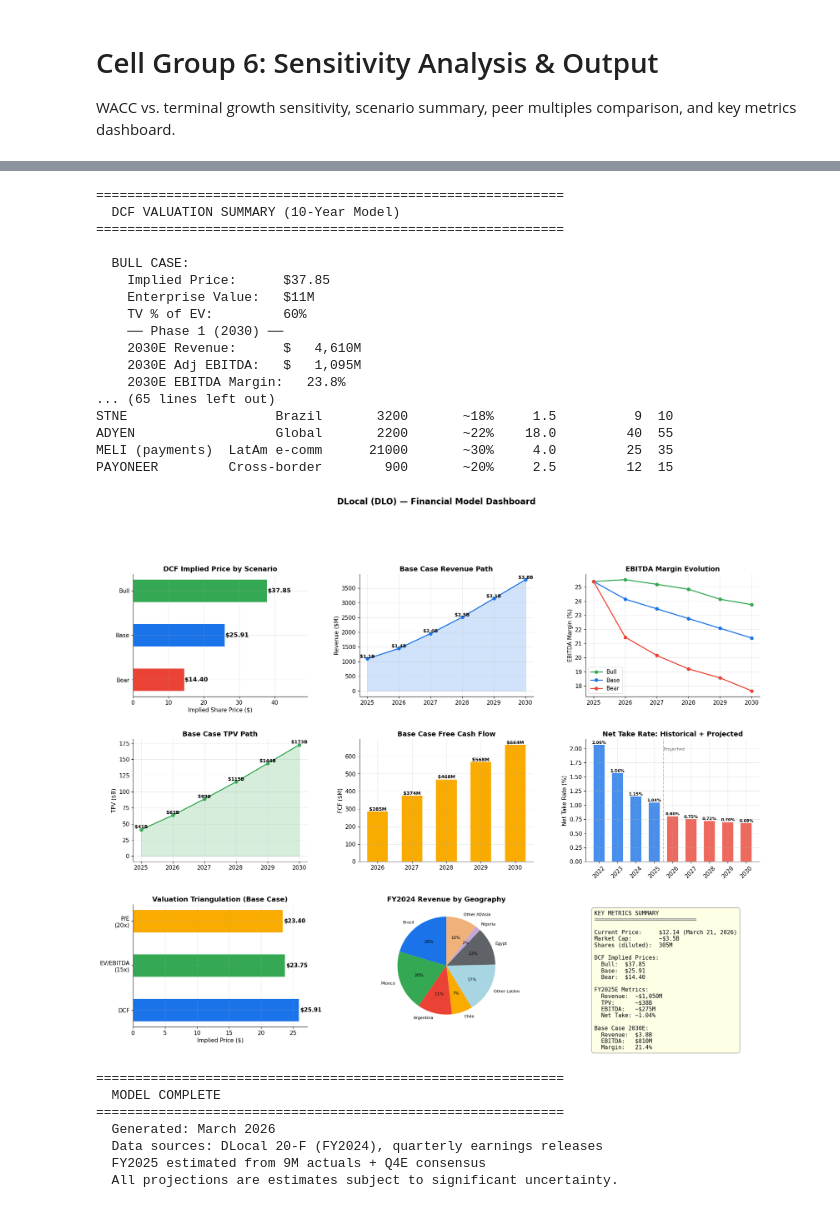
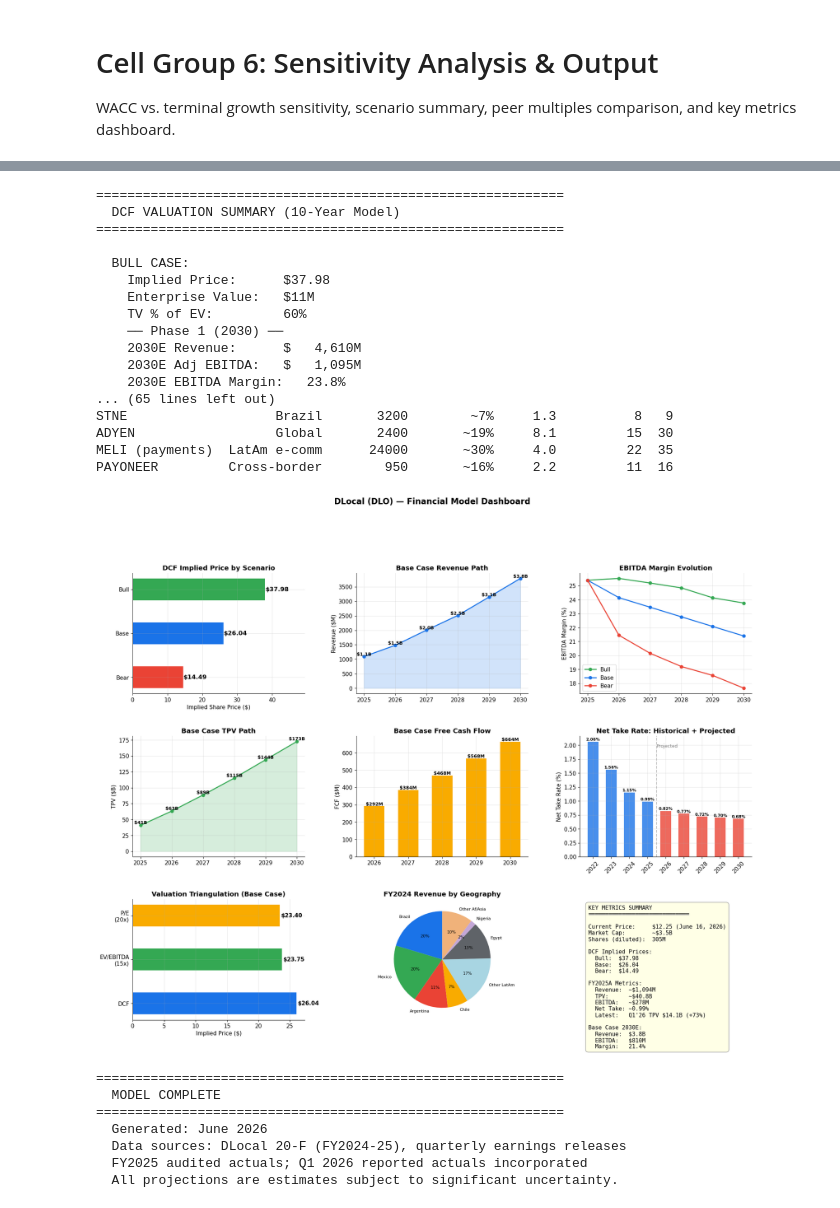
Before and after one commit to eyal-weiss/DLO-investment-analysis, a Jupyter notebook: dlo_financial_model.ipynb, the cells around one changed output, grey strips where cells are left out. Drawn from its saved outputs; the diff is of its cells as text; code cells hidden in the pictures.

```diff
--- a/dlo_financial_model.ipynb
+++ b/dlo_financial_model.ipynb
@@ -579,7 +588,7 @@ base_yr = {
     'opex_k': 176_000,
     'sbc_k': 32_000,
     'da_k': 10_000,
-    'cash_k': 424_500,  # corporate cash
+    'cash_k': 451_800,  # corporate cash (Q1'26 actual, was 424,500 FY25)
     'equity_k': 569_400,
     'shares_diluted': 305,  # M
     'capex_k': 22_000,
@@ -588,7 +597,7 @@ base_yr = {
 assumptions = {
     'Bull': {
         'tpv_growth':    [0.60, 0.45, 0.35, 0.28, 0.24],
-        'net_take_rate': [0.83, 0.80, 0.78, 0.76, 0.75],
+        'net_take_rate': [0.85, 0.82, 0.78, 0.76, 0.75],
         'rev_to_gp':     [0.37, 0.36, 0.35, 0.34, 0.33],
         'ebitda_to_gp':  [0.69, 0.70, 0.71, 0.71, 0.72],   # EBITDA as % of GP
         'sbc_pct_rev':   [0.028, 0.026, 0.024, 0.022, 0.020],
@@ -597,7 +606,7 @@ assumptions = {
     },
     'Base': {
         'tpv_growth':    [0.55, 0.40, 0.30, 0.25, 0.20],
-        'net_take_rate': [0.80, 0.75, 0.72, 0.70, 0.68],
+        'net_take_rate': [0.82, 0.77, 0.72, 0.70, 0.68],
         'rev_to_gp':     [0.35, 0.34, 0.33, 0.32, 0.31],
         'ebitda_to_gp':  [0.69, 0.69, 0.69, 0.69, 0.69],   # flat per user guidance
         'sbc_pct_rev':   [0.030, 0.028, 0.026, 0.025, 0.024],
@@ -1206,7 +1215,7 @@ Discounted Cash Flow valuation using unlevered free cash flow, CAPM-derived cost
 
 def run_dcf(proj_df, fade_df, scenario_name='Base',
             risk_free=0.043, beta=1.30, erp=0.055, terminal_growth=0.035,
-            net_cash_k=424_500, shares_m=305):
+            net_cash_k=451_800, shares_m=305):
     """
     10-Year DCF valuation using:
     - Phase 1 (2026-2030): detailed bottom-up projections
@@ -1327,7 +1336,7 @@ WACC vs. terminal growth sensitivity, scenario summary, peer multiples compariso
 # CELL GROUP 6: SENSITIVITY ANALYSIS (10-YEAR MODEL)
 # ============================================================
 
-def dcf_price(wacc, tg, fcfs, net_cash_k=424_500, shares_m=305):
+def dcf_price(wacc, tg, fcfs, net_cash_k=451_800, shares_m=305):
     """Quick DCF price calculation for sensitivity table."""
     n_years = len(fcfs)
     pv_fcfs = sum(fcf / (1 + wacc) ** (i + 1) for i, fcf in enumerate(fcfs))
@@ -1488,11 +1497,11 @@ print('=' * 60)
 peers = pd.DataFrame({
     'Company': ['DLO', 'PAGS', 'STNE', 'ADYEN', 'MELI (payments)', 'PAYONEER'],
     'Focus': ['EM payments', 'Brazil', 'Brazil', 'Global', 'LatAm e-comm', 'Cross-border'],
-    'LTM_Rev_M': [1094, 4500, 3200, 2200, 21000, 900],
-    'Rev_Growth': ['~45%', '~15%', '~18%', '~22%', '~30%', '~20%'],
-    'EV_Rev': [3.5, 1.0, 1.5, 18.0, 4.0, 2.5],
-    'EV_EBITDA': [15, 8, 9, 40, 25, 12],
-    'PE': [22, 9, 10, 55, 35, 15],
+    'LTM_Rev_M': [1213, 4500, 3200, 2400, 24000, 950],   # DLO LTM = Q2'25-Q1'26
+    'Rev_Growth': ['~56%', '~12%', '~7%', '~19%', '~30%', '~16%'],
+    'EV_Rev': [2.7, 1.0, 1.3, 8.1, 4.0, 2.2],
+    'EV_EBITDA': [11, 8, 8, 15, 22, 11],
+    'PE': [19, 9, 9, 30, 35, 16],
 }).set_index('Company')
 
 print(peers.to_string())
@@ -1502,7 +1511,7 @@ print(peers.to_string())
 ============================================================
 
   BULL CASE:
-    Implied Price:      $37.85
+    Implied Price:      $37.98
     Enterprise Value:   $11M
     TV % of EV:         60%
     ── Phase 1 (2030) ──
@@ -1510,10 +1519,10 @@ print(peers.to_string())
     2030E Adj EBITDA:   $   1,095M
     2030E EBITDA Margin:   23.8%
 ... (65 lines left out)
-STNE                   Brazil       3200       ~18%     1.5          9  10
-ADYEN                  Global       2200       ~22%    18.0         40  55
-MELI (payments)  LatAm e-comm      21000       ~30%     4.0         25  35
-PAYONEER         Cross-border        900       ~20%     2.5         12  15
+STNE                   Brazil       3200        ~7%     1.3          8   9
+ADYEN                  Global       2400       ~19%     8.1         15  30
+MELI (payments)  LatAm e-comm      24000       ~30%     4.0         22  35
+PAYONEER         Cross-border        950       ~16%     2.2         11  16
 # %%
 # ── 3) Key Metrics Dashboard & Final Output ──────────────────
 
@@ -1583,7 +1592,7 @@ ax.set_title('Base Case Free Cash Flow', fontweight='bold')
 
 # 6) Net take rate trend (historical + projected)
 ax = fig.add_subplot(gs[1, 2])
-hist_rates = [2.06, 1.56, 1.15, 1.04]  # 2022-2025
+hist_rates = [2.06, 1.56, 1.15, 0.99]  # GP/TPV 2022-2025 (FY25 actual)
 proj_rates = [assumptions['Base']['net_take_rate'][i] for i in range(5)]
 all_rates = hist_rates + proj_rates
 all_rate_years = [2022, 2023, 2024, 2025] + proj_years
@@ -1625,47 +1634,48 @@ ax.set_title('FY2024 Revenue by Geography', fontweight='bold')
 # 9) Key metrics summary text
 ax = fig.add_subplot(gs[2, 2])
 ax.axis('off')
 summary_text = (
     f'KEY METRICS SUMMARY\n'
     f'══════════════════════════════\n\n'
-    f'Current Price:     $12.14 (March 21, 2026)\n'
+    f'Current Price:     $12.25 (June 16, 2026)\n'
     f'Market Cap:        ~$3.5B\n'
     f'Shares (diluted):  305M\n\n'
     f'DCF Implied Prices:\n'
     f'  Bull:  ${dcf_results["Bull"]["price_diluted"]:.2f}\n'
     f'  Base:  ${dcf_results["Base"]["price_diluted"]:.2f}\n'
     f'  Bear:  ${dcf_results["Bear"]["price_diluted"]:.2f}\n\n'
-    f'FY2025E Metrics:\n'
-    f'  Revenue:  ~$1,050M\n'
-    f'  TPV:      ~$38B\n'
-    f'  EBITDA:   ~$275M\n'
-    f'  Net Take: ~1.04%\n\n'
+    f'FY2025A Metrics:\n'
+    f'  Revenue:  ~$1,094M\n'
+    f'  TPV:      ~$40.8B\n'
+    f'  EBITDA:   ~$278M\n'
+    f'  Net Take: ~0.99%\n'
+    f'  Latest:   Q1\'26 TPV $14.1B (+73%)\n\n'
     f'Base Case 2030E:\n'
     f'  Revenue:  ${projections["Base"].loc[2030, "Revenue"]/1e6:,.1f}B\n'
     f'  EBITDA:   ${projections["Base"].loc[2030, "Adj_EBITDA"]/1e3:,.0f}M\n'
     f'  Margin:   {projections["Base"].loc[2030, "EBITDA_Margin"]:.1%}'
 )
 ax.text(0.05, 0.95, summary_text, transform=ax.transAxes, fontsize=11,
         va='top', ha='left', fontfamily='monospace',
         bbox=dict(boxstyle='round,pad=0.5', facecolor='lightyellow', edgecolor='gray', alpha=0.8))
 
 fig.suptitle('DLocal (DLO) — Financial Model Dashboard', fontsize=16, fontweight='bold', y=1.01)
 plt.tight_layout()
 plt.show()
 
 print('\n' + '=' * 60)
 print('  MODEL COMPLETE')
 print('=' * 60)
-print(f'  Generated: March 2026')
-print(f'  Data sources: DLocal 20-F (FY2024), quarterly earnings releases')
-print(f'  FY2025 estimated from 9M actuals + Q4E consensus')
+print(f'  Generated: June 2026')
+print(f'  Data sources: DLocal 20-F (FY2024-25), quarterly earnings releases')
+print(f'  FY2025 audited actuals; Q1 2026 reported actuals incorporated')
 print(f'  All projections are estimates subject to significant uncertainty.')
 # %% [output]
-[figure, old version]
+[figure, new version]
 ============================================================
   MODEL COMPLETE
 ============================================================
-  Generated: March 2026
-  Data sources: DLocal 20-F (FY2024), quarterly earnings releases
-  FY2025 estimated from 9M actuals + Q4E consensus
+  Generated: June 2026
+  Data sources: DLocal 20-F (FY2024-25), quarterly earnings releases
+  FY2025 audited actuals; Q1 2026 reported actuals incorporated
   All projections are estimates subject to significant uncertainty.
```
Also changed, not shown: parts of 10 cells of this notebook, 5 other files.
